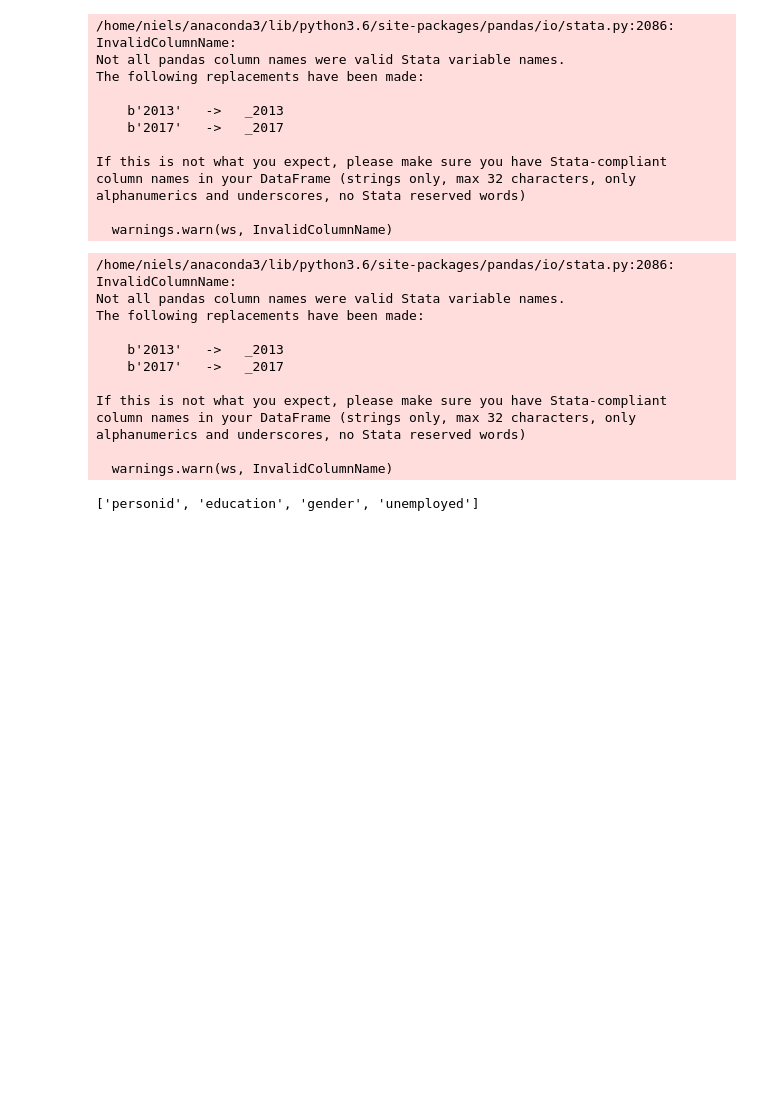
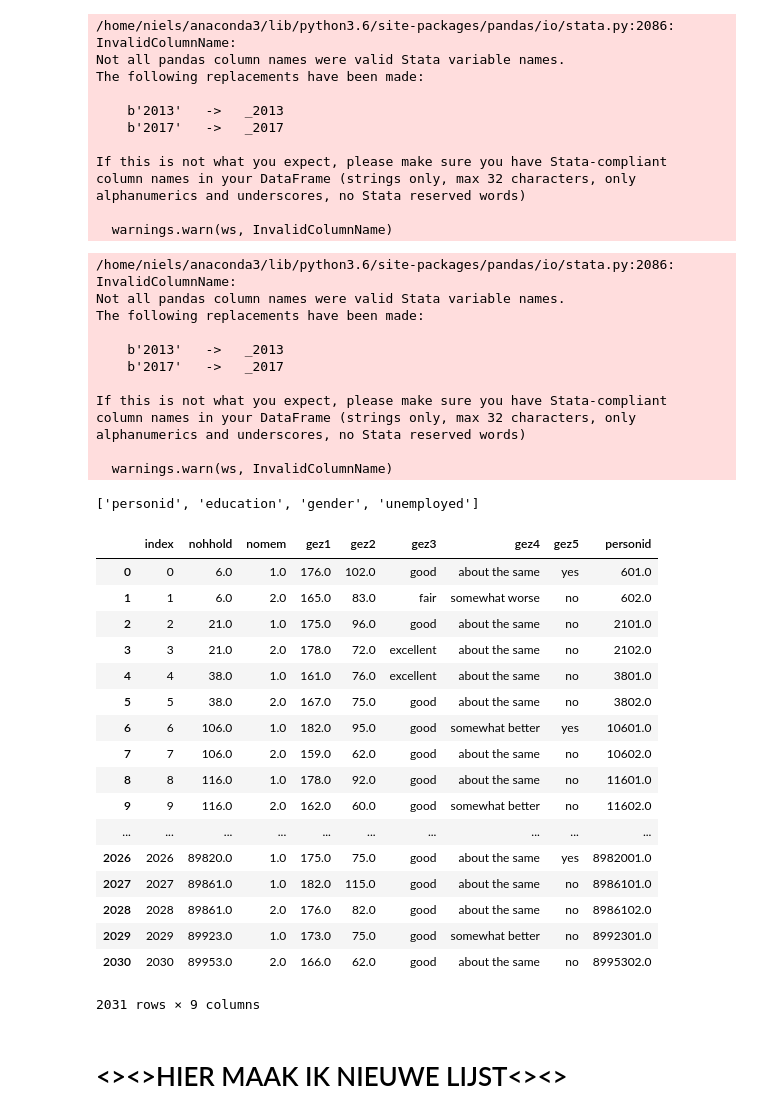
Before and after one commit to NielsvanOpstal/wealthy-healthy, a Jupyter notebook: data/fase2 creating the wealth variables and connecting the two lists.ipynb, the cells around one changed output. Drawn from its saved outputs; the diff is of its cells as text; code cells hidden in the pictures; blank space fills up the shorter version.

```diff
--- a/data/fase2 creating the wealth variables and connecting the two lists.ipynb
+++ b/data/fase2 creating the wealth variables and connecting the two lists.ipynb
@@ -386,3 +386,26 @@ listall0717 = pd.concat([merged2007, merged2017])
 # %%
 listall0713.to_stata("listall0713.dta")
 listall0717.to_stata("listall0717.dta")
+# %%
+gez2007
+# %% [output]
+|  | index | nohhold | nomem | gez1 | gez2 | gez3 | gez4 | gez5 | personid |
+| 0 | 0 | 6.0 | 1.0 | 176.0 | 102.0 | good | about the same | yes | 601.0 |
+| 1 | 1 | 6.0 | 2.0 | 165.0 | 83.0 | fair | somewhat worse | no | 602.0 |
+| 2 | 2 | 21.0 | 1.0 | 175.0 | 96.0 | good | about the same | no | 2101.0 |
+| 3 | 3 | 21.0 | 2.0 | 178.0 | 72.0 | excellent | about the same | no | 2102.0 |
+| 4 | 4 | 38.0 | 1.0 | 161.0 | 76.0 | excellent | about the same | no | 3801.0 |
+| 5 | 5 | 38.0 | 2.0 | 167.0 | 75.0 | good | about the same | no | 3802.0 |
+| 6 | 6 | 106.0 | 1.0 | 182.0 | 95.0 | good | somewhat better | yes | 10601.0 |
+| 7 | 7 | 106.0 | 2.0 | 159.0 | 62.0 | good | about the same | no | 10602.0 |
+| 8 | 8 | 116.0 | 1.0 | 178.0 | 92.0 | good | about the same | no | 11601.0 |
+| 9 | 9 | 116.0 | 2.0 | 162.0 | 60.0 | good | somewhat better | no | 11602.0 |
+| ... | ... | ... | ... | ... | ... | ... | ... | ... | ... |
+| 2026 | 2026 | 89820.0 | 1.0 | 175.0 | 75.0 | good | about the same | yes | 8982001.0 |
+| 2027 | 2027 | 89861.0 | 1.0 | 182.0 | 115.0 | good | about the same | no | 8986101.0 |
+| 2028 | 2028 | 89861.0 | 2.0 | 176.0 | 82.0 | good | about the same | no | 8986102.0 |
+| 2029 | 2029 | 89923.0 | 1.0 | 173.0 | 75.0 | good | somewhat better | no | 8992301.0 |
+| 2030 | 2030 | 89953.0 | 2.0 | 166.0 | 62.0 | good | about the same | no | 8995302.0 |
+2031 rows × 9 columns
+# %% [markdown]
+# <><>HIER MAAK IK NIEUWE LIJST<><>
```
Also changed, not shown: parts of 4 cells of this notebook, 17 other files.
